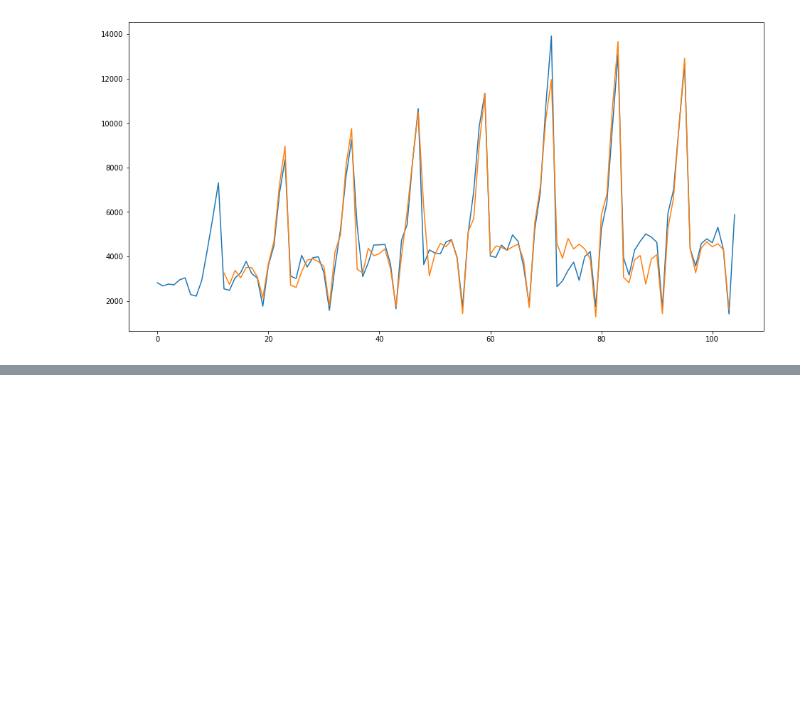
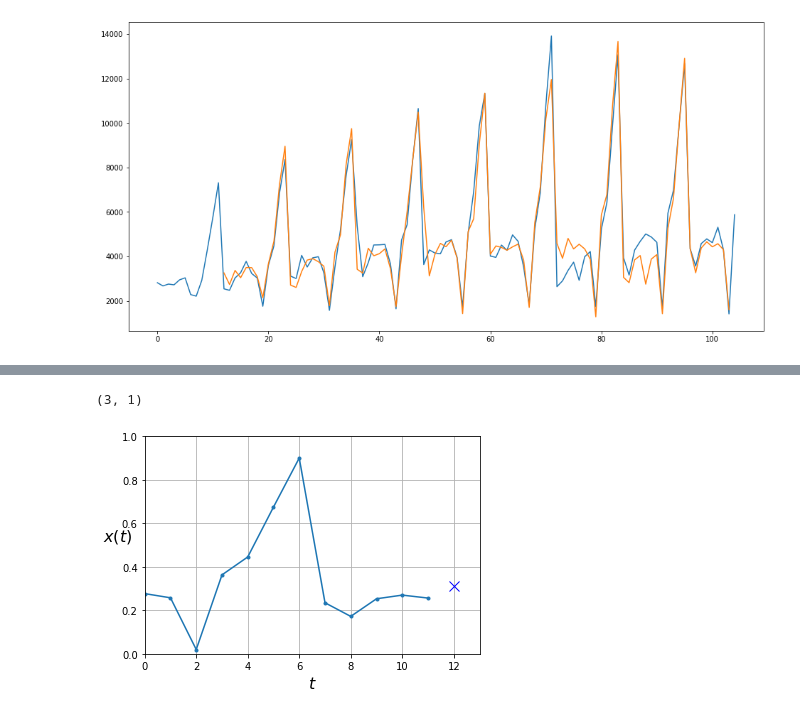
Before and after one commit to gauravpks/dl-repo, a Jupyter notebook: RNN/ARIMA_And_Seasonal_ARIMA.ipynb, the cells around one changed output, grey strips where cells are left out. Drawn from its saved outputs; the diff is of its cells as text; code cells hidden in the pictures; blank space fills up the shorter version.

```diff
--- a/RNN/ARIMA_And_Seasonal_ARIMA.ipynb
+++ b/RNN/ARIMA_And_Seasonal_ARIMA.ipynb
@@ -552,0 +604,13 @@ plt.show()
+# %%
+np.random.seed(42)
+tf.random.set_seed(42)
+
+model = keras.models.Sequential([
+    keras.layers.SimpleRNN(50, return_sequences=True, input_shape=[None, 1]),
+    keras.layers.SimpleRNN(50),
+    keras.layers.Dense(1)
+])
+
+model.compile(loss="mse", optimizer="adam")
+history = model.fit(X_train, y_train, epochs=50,
+                    validation_data=(X_test, y_test))
@@ -552,0 +635,4 @@ plt.show()
+# %%
+y_pred.shape
+# %% [output]
+(3, 1)
@@ -552,0 +643,6 @@ plt.show()
+# %%
+y_pred = scaler.inverse_transform(model.predict(X_test))
+plot_series(X_test[0, :, 0], y_test[0, 0], y_pred[0, 0])
+plt.show()
+# %% [output]
+[figure, added]
```
Also changed, not shown: parts of 24 cells of this notebook.
